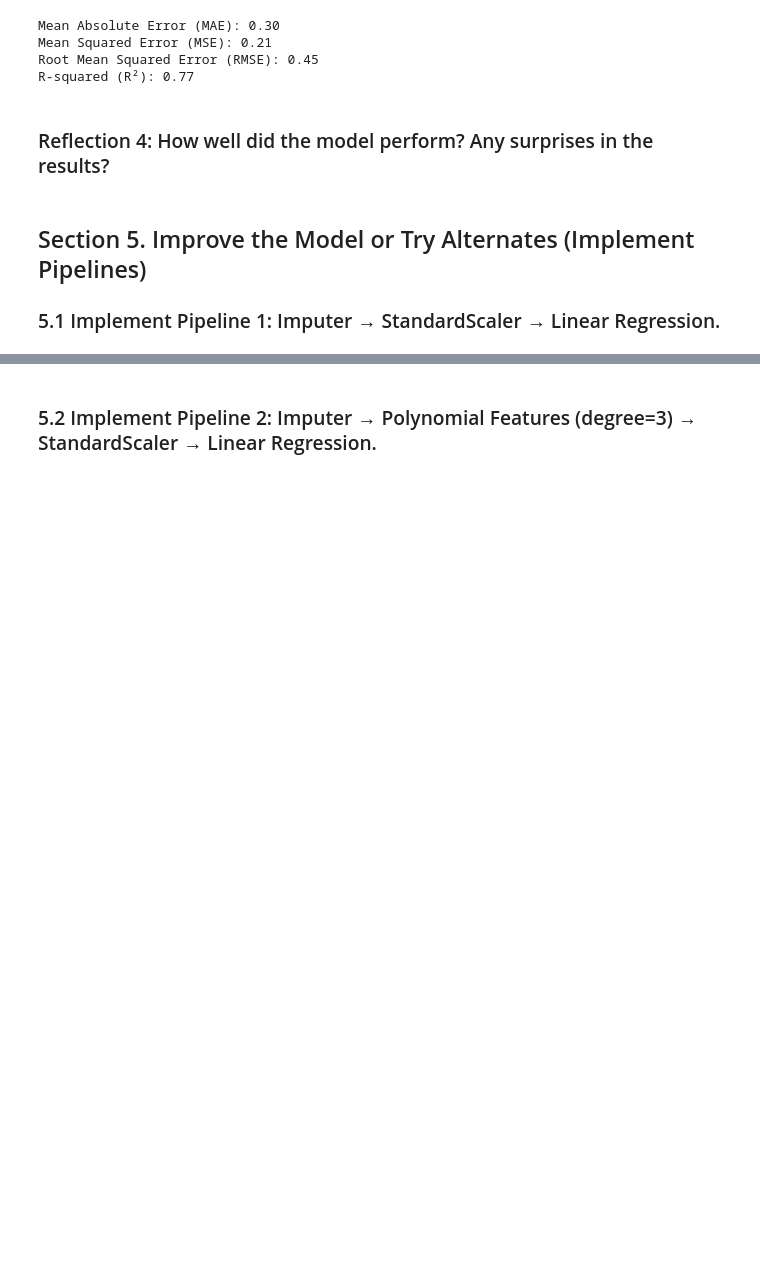
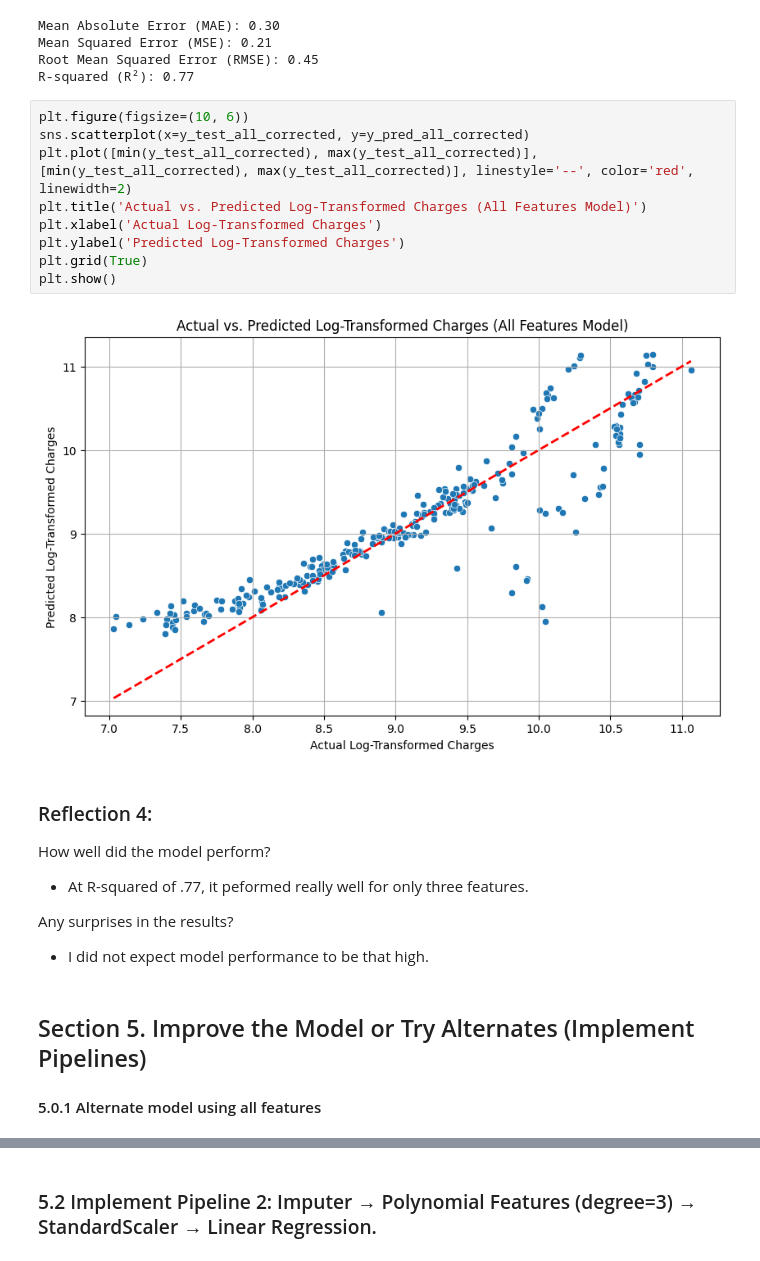
Before and after one commit to matthewpblock/ml_regression_block, a Jupyter notebook: regression_block.ipynb, the cells around one changed output, grey strips where cells are left out. Saved outputs shown, nothing was run; the diff lists cells and outputs as text; blank space fills up the shorter version.

Commit message:
Completed modeling

```diff
--- a/regression_block.ipynb
+++ b/regression_block.ipynb
@@ -326,9 +347,25 @@ Mean Absolute Error (MAE): 0.30
 Mean Squared Error (MSE): 0.21
 Root Mean Squared Error (RMSE): 0.45
 R-squared (R²): 0.77
+# %%
+plt.figure(figsize=(10, 6))
+sns.scatterplot(x=y_test_all_corrected, y=y_pred_all_corrected)
+plt.plot([min(y_test_all_corrected), max(y_test_all_corrected)], [min(y_test_all_corrected), max(y_test_all_corrected)], linestyle='--', color='red', linewidth=2)
+plt.title('Actual vs. Predicted Log-Transformed Charges (All Features Model)')
+plt.xlabel('Actual Log-Transformed Charges')
+plt.ylabel('Predicted Log-Transformed Charges')
+plt.grid(True)
+plt.show()
+# %% [output]
+[figure, added]
 # %% [markdown]
-### Reflection 4: How well did the model perform? Any surprises in the results?
+### Reflection 4:
+How well did the model perform?
+- At R-squared of .77, it peformed really well for only three features.
+
+Any surprises in the results?
+- I did not expect model performance to be that high.
 # %% [markdown]
 ## Section 5. Improve the Model or Try Alternates (Implement Pipelines)
 
-### 5.1 Implement Pipeline 1: Imputer → StandardScaler → Linear Regression.
+#### 5.0.1 Alternate model using all features
```
Also changed, not shown: parts of 34 cells of this notebook.
